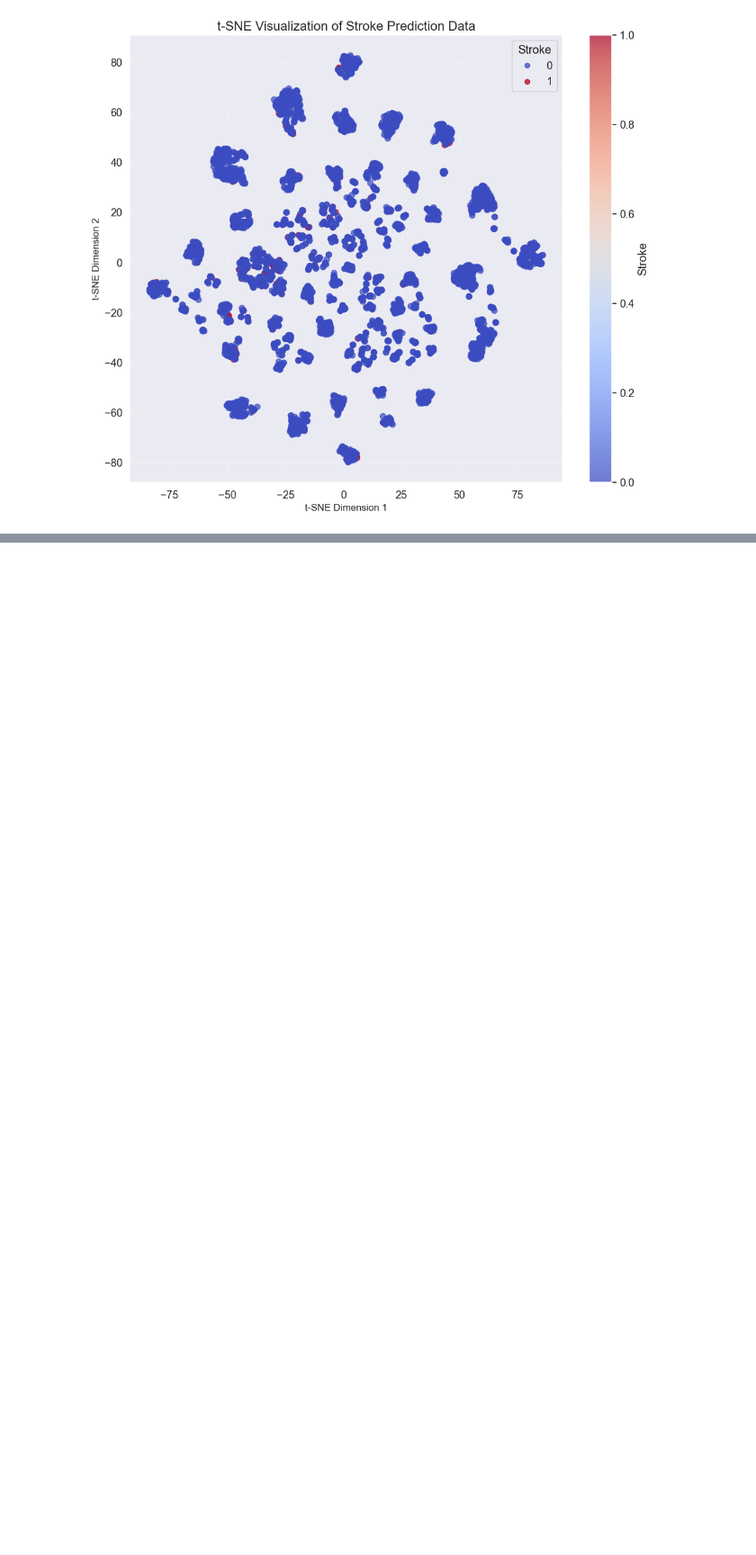
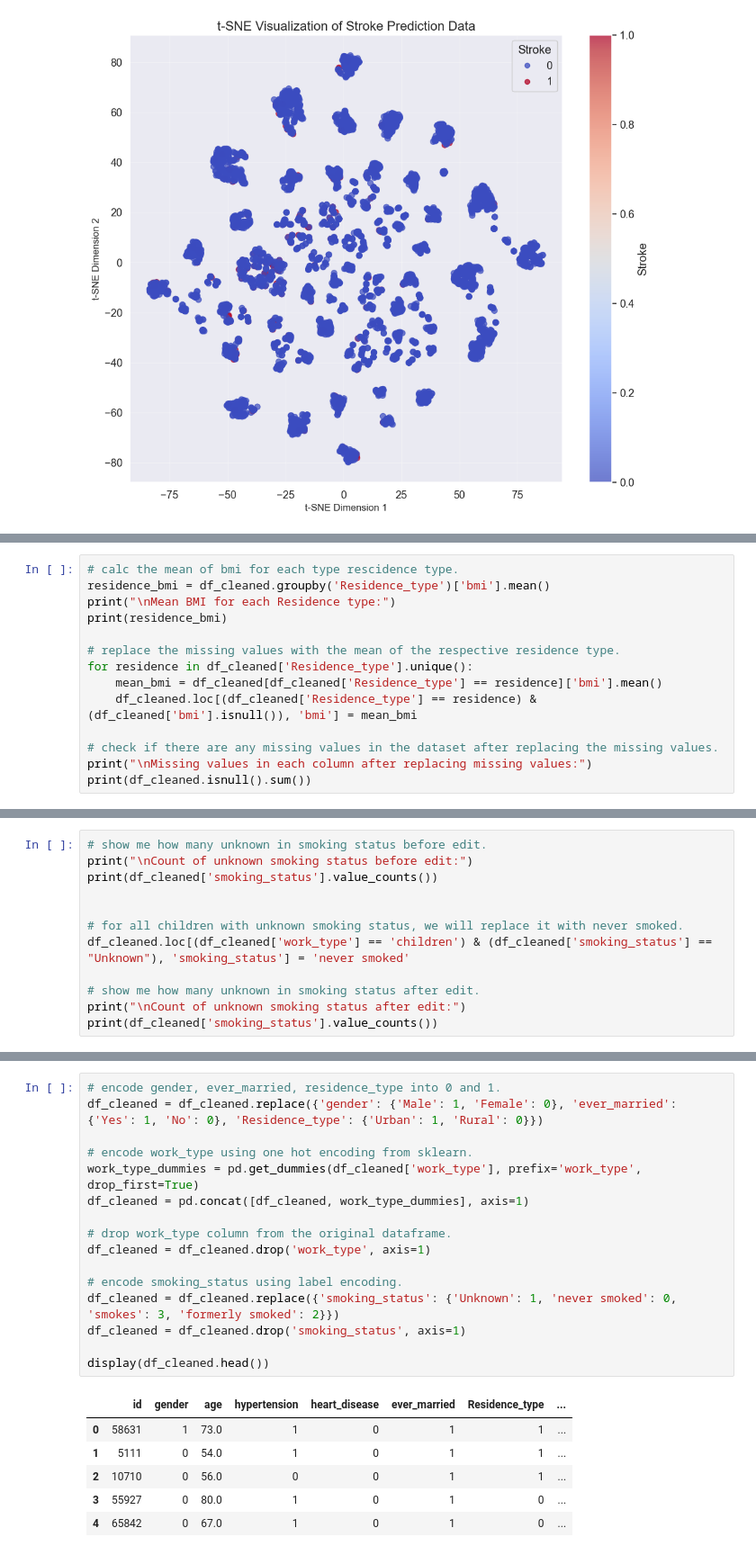
Before and after one commit to marwannour1/stroke_prediction, a Jupyter notebook: main.ipynb, the cells around one changed output, grey strips where cells are left out. Shown at 90% size. Cells and saved outputs as stored; diff of their text form; blank space fills up the shorter version.

```diff
--- a/main.ipynb
+++ b/main.ipynb
@@ -507,0 +653,14 @@ plt.show()
+# %%
+# calc the mean of bmi for each type rescidence type.
+residence_bmi = df_cleaned.groupby('Residence_type')['bmi'].mean()
+print("\nMean BMI for each Residence type:")
+print(residence_bmi)
+
+# replace the missing values with the mean of the respective residence type.
+for residence in df_cleaned['Residence_type'].unique():
+    mean_bmi = df_cleaned[df_cleaned['Residence_type'] == residence]['bmi'].mean()
+    df_cleaned.loc[(df_cleaned['Residence_type'] == residence) & (df_cleaned['bmi'].isnull()), 'bmi'] = mean_bmi
+
+# check if there are any missing values in the dataset after replacing the missing values.
+print("\nMissing values in each column after replacing missing values:")
+print(df_cleaned.isnull().sum())
@@ -507,0 +707,12 @@ plt.show()
+# %%
+# show me how many unknown in smoking status before edit.
+print("\nCount of unknown smoking status before edit:")
+print(df_cleaned['smoking_status'].value_counts())
+
+
+# for all children with unknown smoking status, we will replace it with never smoked.
+df_cleaned.loc[(df_cleaned['work_type'] == 'children') & (df_cleaned['smoking_status'] == "Unknown"), 'smoking_status'] = 'never smoked'
+
+# show me how many unknown in smoking status after edit.
+print("\nCount of unknown smoking status after edit:")
+print(df_cleaned['smoking_status'].value_counts())
@@ -507,0 +750,23 @@ plt.show()
+# %%
+# encode gender, ever_married, residence_type into 0 and 1.
+df_cleaned = df_cleaned.replace({'gender': {'Male': 1, 'Female': 0}, 'ever_married': {'Yes': 1, 'No': 0}, 'Residence_type': {'Urban': 1, 'Rural': 0}})
+
+# encode work_type using one hot encoding from sklearn.
+work_type_dummies = pd.get_dummies(df_cleaned['work_type'], prefix='work_type', drop_first=True)
+df_cleaned = pd.concat([df_cleaned, work_type_dummies], axis=1)
+
+# drop work_type column from the original dataframe.
+df_cleaned = df_cleaned.drop('work_type', axis=1)
+
+# encode smoking_status using label encoding.
+df_cleaned = df_cleaned.replace({'smoking_status': {'Unknown': 1, 'never smoked': 0, 'smokes': 3, 'formerly smoked': 2}})
+df_cleaned = df_cleaned.drop('smoking_status', axis=1)
+
+display(df_cleaned.head())
+# %% [output]
+|  | id | gender | age | hypertension | heart_disease | ever_married | Residence_type | ... |
+| 0 | 58631 | 1 | 73.0 | 1 | 0 | 1 | 1 | ... |
+| 1 | 5111 | 0 | 54.0 | 1 | 0 | 1 | 1 | ... |
+| 2 | 10710 | 0 | 56.0 | 0 | 0 | 1 | 1 | ... |
+| 3 | 55927 | 0 | 80.0 | 1 | 0 | 1 | 0 | ... |
+| 4 | 65842 | 0 | 67.0 | 1 | 0 | 1 | 0 | ... |
```
Also changed, not shown: parts of 12 cells of this notebook.
